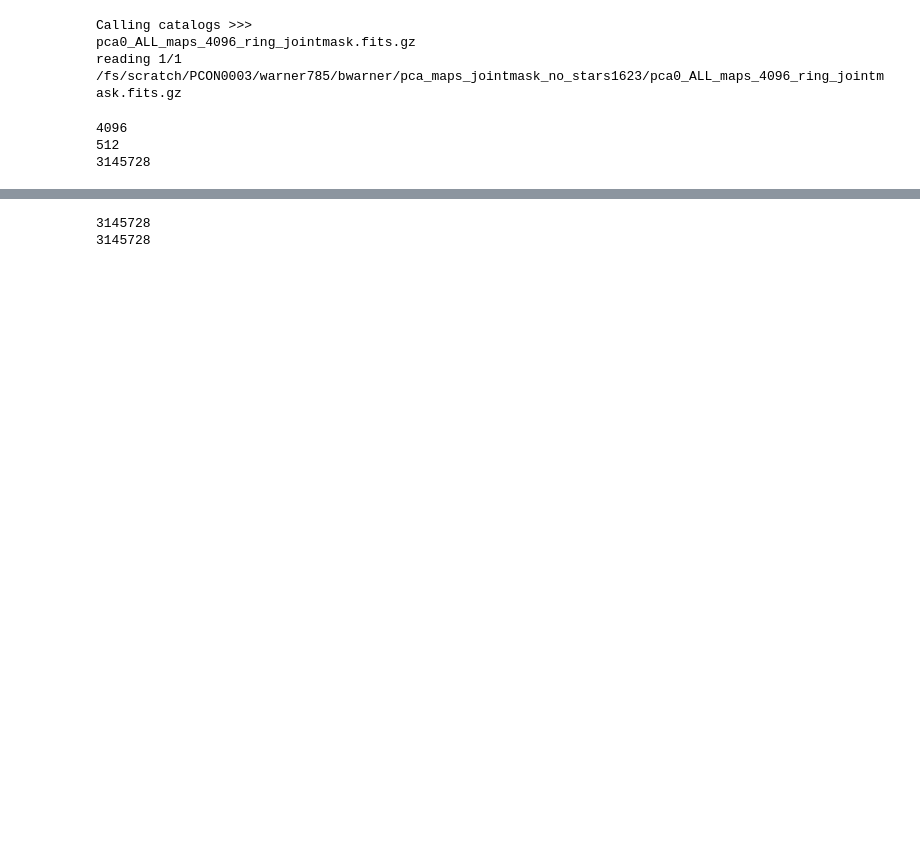
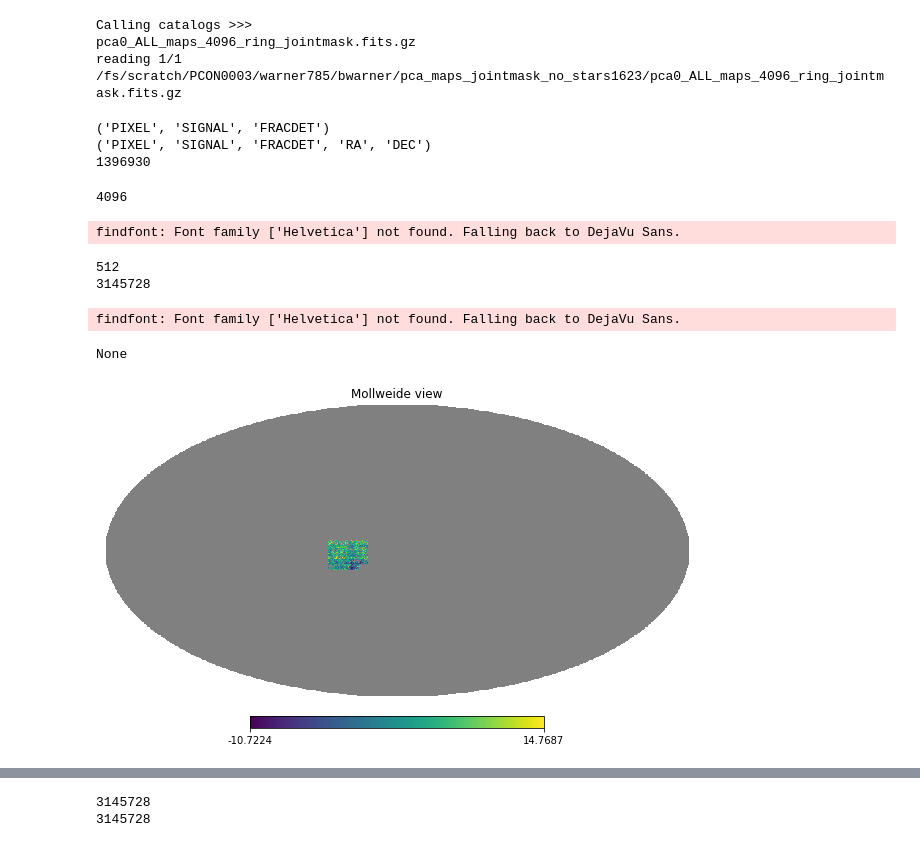
Before and after one commit to sujeong-lee/DMASS, a Jupyter notebook: code_py3/Systematics.ipynb, the cells around one changed output, grey strips where cells are left out. Cells and saved outputs as stored; diff of their text form; code cells hidden in the pictures; blank space fills up the shorter version.

```diff
--- a/code_py3/Systematics.ipynb
+++ b/code_py3/Systematics.ipynb
@@ -289,3 +294,23 @@ sysMap = io.SearchAndCallFits(path = input_path, keyword = input_keyword)
 Calling catalogs >>>
 pca0_ALL_maps_4096_ring_jointmask.fits.gz
 reading 1/1 /fs/scratch/PCON0003/warner785/bwarner/pca_maps_jointmask_no_stars1623/pca0_ALL_maps_4096_ring_jointmask.fits.gz
+# %%
+from numpy.lib.recfunctions import append_fields
+print(sysMap.dtype.names)
+
+RA, DEC = hp.pix2ang(4096, sysMap['PIXEL'], lonlat=True)
+sysMap = append_fields(sysMap, 'RA', RA, usemask=False)
+sysMap = append_fields(sysMap, 'DEC', DEC, usemask=False)
+print(sysMap.dtype.names)
+
+sysMap = keepGoodRegion(sysMap)
+
+mask4 =(sysMap['RA']>18)&(sysMap['RA']<43)
+mask4 = mask4 & (sysMap['DEC']>-10) & (sysMap['DEC']<10)
+sysMap = sysMap[mask4]
+
+print(sysMap.size)
+# %% [output]
+('PIXEL', 'SIGNAL', 'FRACDET')
+('PIXEL', 'SIGNAL', 'FRACDET', 'RA', 'DEC')
+1396930
@@ -308,35 +336,45 @@ reading 1/1 /fs/scratch/PCON0003/warner785/bwarner/pca_maps_jointmask_no_stars16
 # %%
 #function for healpy to reduce resolution size of sys
 #make a healpix map from the sysMap:
 #Healpy method: one array: index is the pixel ID, (length= number of healpix pixels in entire sphere, index = value ID,
 #signal= each value)
 
 index_mask = np.argsort(dmass_val['HPIX_4096'])
 dmass_chron = dmass_val[index_mask] # ordered by hpix values
 
 #dim_mask = np.in1d(sysMap['PIXEL'], dmass_chron['HPIX_4096'], assume_unique=False, invert=False)
 
-sysHp = np.zeros(hp.nside2npix(4096))
+sysHp = np.full(hp.nside2npix(4096), hp.UNSEEN)
 #sysHp[sysMap['PIXEL'][dim_mask]] = sysMap['SIGNAL'][dim_mask]
 sysHp[sysMap['PIXEL']] = sysMap['SIGNAL']
 #print(sysHp.size)
 #print(sysHp[35369:35469])
 
 #print(sysMap['PIXEL'][dim_mask][0])
 
 nside_in = hp.pixelfunc.get_nside(sysHp)
 print(nside_in)
 downgrade = hp.pixelfunc.ud_grade(sysHp, 512, pess=False, order_in='RING', order_out=None, power=None, dtype=None)
+#downgrade128 = hp.pixelfunc.ud_grade(sysHp, 128, pess=False, order_in='RING', order_out=None, power=None, dtype=None)
+#downgrade256 = hp.pixelfunc.ud_grade(sysHp, 256, pess=False, order_in='RING', order_out=None, power=None, dtype=None)
+
+#default order_out = ring, change to nest? -- check
 nside_out = hp.pixelfunc.get_nside(downgrade)
 print(nside_out)
 
 n_good_pixels_at_512 = hp.nside2npix(nside_out)
 #np.zeros(n_good_pixels_at_512, dtype=[('PIXEL','int'), ('SIGNAL','float')] )
 pixels = np.zeros(n_good_pixels_at_512)
 print(pixels.size)
+
+print(hp.visufunc.mollview(sysHp))
 # %% [output]
 4096
-512
-3145728
+findfont: Font family ['Helvetica'] not found. Falling back to DejaVu Sans.
+512
+3145728
+findfont: Font family ['Helvetica'] not found. Falling back to DejaVu Sans.
+None
+[figure, added]
 # %%
 print(downgrade)
```
Also changed, not shown: parts of 36 cells of this notebook.
